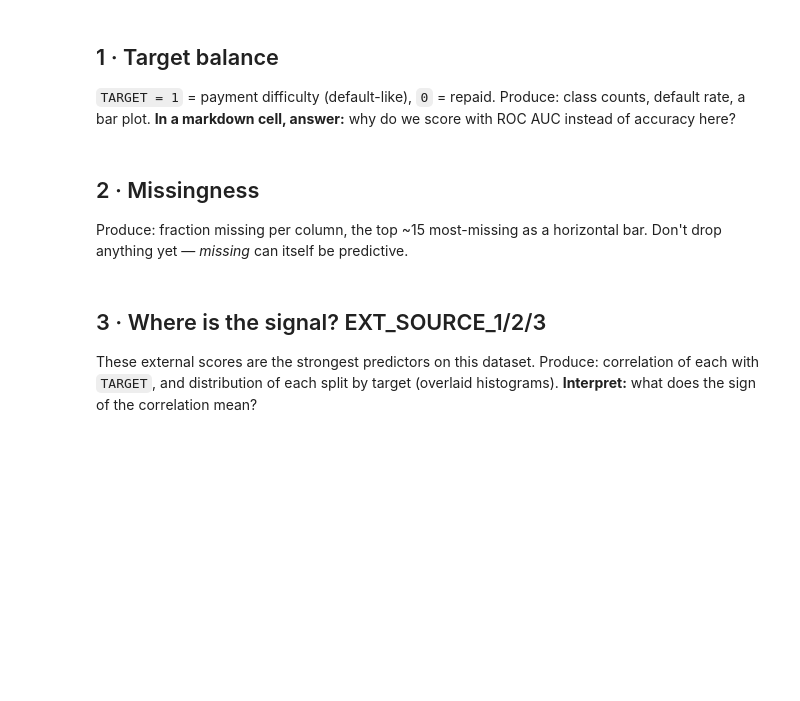
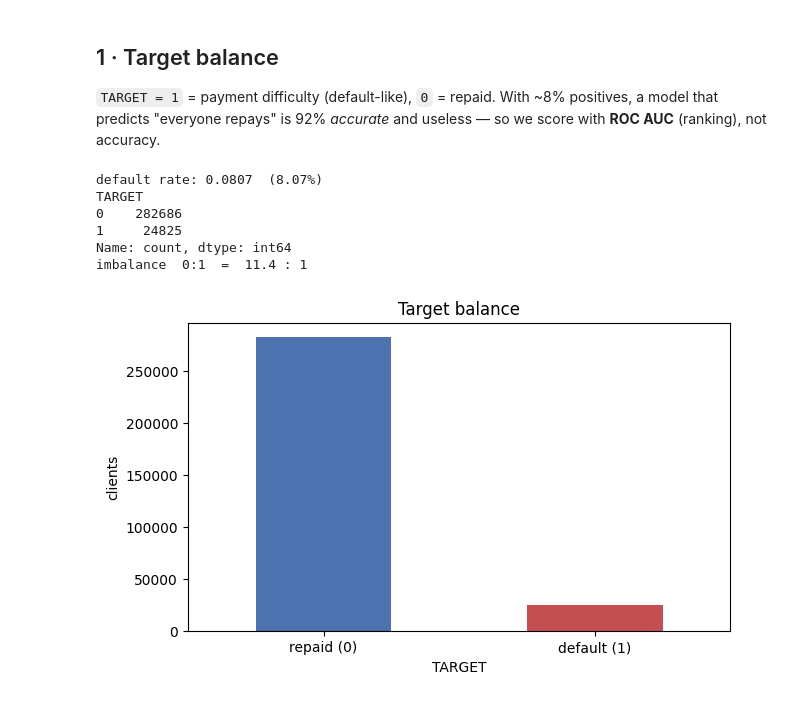
Before and after one commit to MohamedGamal04/CreditLens, a Jupyter notebook: notebooks/01_eda.ipynb, the cells around one changed output. Saved outputs shown, nothing was run; the diff lists cells and outputs as text; code cells hidden in the pictures; blank space fills up the shorter version.

```diff
--- a/notebooks/01_eda.ipynb
+++ b/notebooks/01_eda.ipynb
@@ -15,7 +14,16 @@ Make the `creditlens` package importable from `notebooks/`, import libs, load th
 # %%
-# TODO:
-#   - sys.path.insert(0, '..')  so 'creditlens' imports from notebooks/
-#   - import numpy, pandas, matplotlib.pyplot
-#   - from creditlens.data.load import load_application, load_bureau, load_previous_application
-#   - from creditlens.config import TARGET, ID_COL
-#   - app = load_application();  print app.shape;  app.head()
+import sys; sys.path.insert(0, '..')  # import the creditlens package from notebooks/
+
+import numpy as np
+import pandas as pd
+import matplotlib.pyplot as plt
+
+from creditlens.data.load import load_application, load_bureau, load_previous_application
+from creditlens.config import TARGET, ID_COL
+
+pd.set_option('display.max_columns', 50)
+plt.rcParams['figure.figsize'] = (7, 4)
+
+app = load_application()   # DAYS_EMPLOYED == 365243 anomaly already mapped to NaN
+print('application:', app.shape)
+app.head(3)
@@ -22,5 +37,4 @@ Make the `creditlens` package importable from `notebooks/`, import libs, load th
 # %% [markdown]
 ## 1 · Target balance
-`TARGET = 1` = payment difficulty (default-like), `0` = repaid.
-Produce: class counts, default rate, a bar plot.
-**In a markdown cell, answer:** why do we score with ROC AUC instead of accuracy here?
+`TARGET = 1` = payment difficulty (default-like), `0` = repaid. With ~8% positives, a model that
+predicts "everyone repays" is 92% *accurate* and useless — so we score with **ROC AUC** (ranking), not accuracy.
@@ -29,4 +40,0 @@ Produce: class counts, default rate, a bar plot.
-# %% [markdown]
-## 2 · Missingness
-Produce: fraction missing per column, the top ~15 most-missing as a horizontal bar.
-Don't drop anything yet — *missing* can itself be predictive.
@@ -35,5 +40,0 @@ Don't drop anything yet — *missing* can itself be predictive.
-# %% [markdown]
-## 3 · Where is the signal? EXT_SOURCE_1/2/3
-These external scores are the strongest predictors on this dataset.
-Produce: correlation of each with `TARGET`, and distribution of each split by target (overlaid histograms).
-**Interpret:** what does the sign of the correlation mean?
@@ -42,0 +41,17 @@ Produce: correlation of each with `TARGET`, and distribution of each split by ta
+# %%
+rate = app[TARGET].mean()
+print(f'default rate: {rate:.4f}  ({rate*100:.2f}%)')
+print(app[TARGET].value_counts())
+print(f'imbalance  0:1  =  {(1-rate)/rate:.1f} : 1')
+
+app[TARGET].value_counts().plot(kind='bar', color=['#4C72B0', '#C44E52'])
+plt.xticks([0, 1], ['repaid (0)', 'default (1)'], rotation=0)
+plt.ylabel('clients'); plt.title('Target balance'); plt.show()
+# %% [output]
+default rate: 0.0807  (8.07%)
+TARGET
+0    282686
+1     24825
+Name: count, dtype: int64
+imbalance  0:1  =  11.4 : 1
+[figure, added]
```
Also changed, not shown: parts of 24 cells of this notebook, 2 other files.
